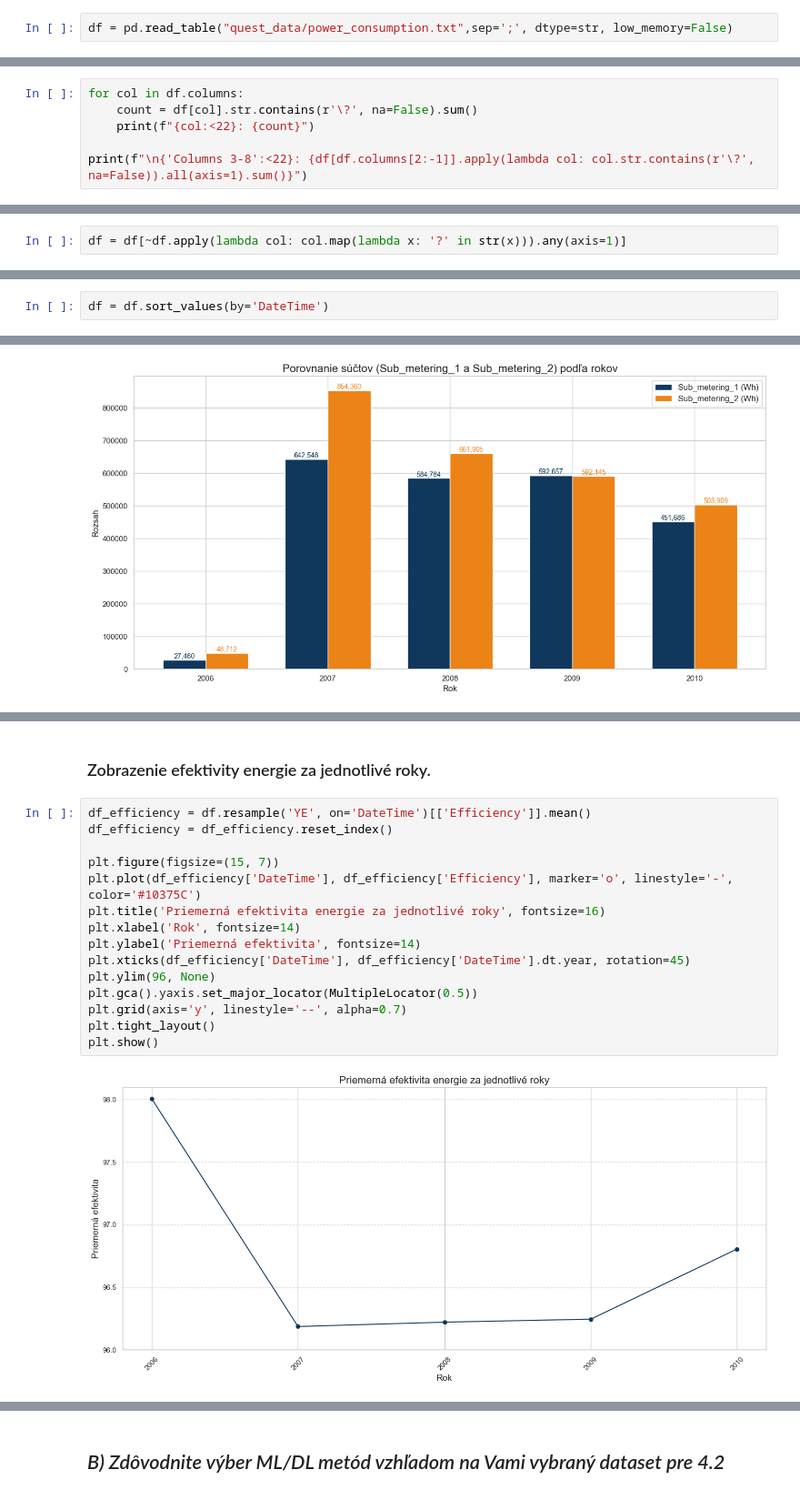
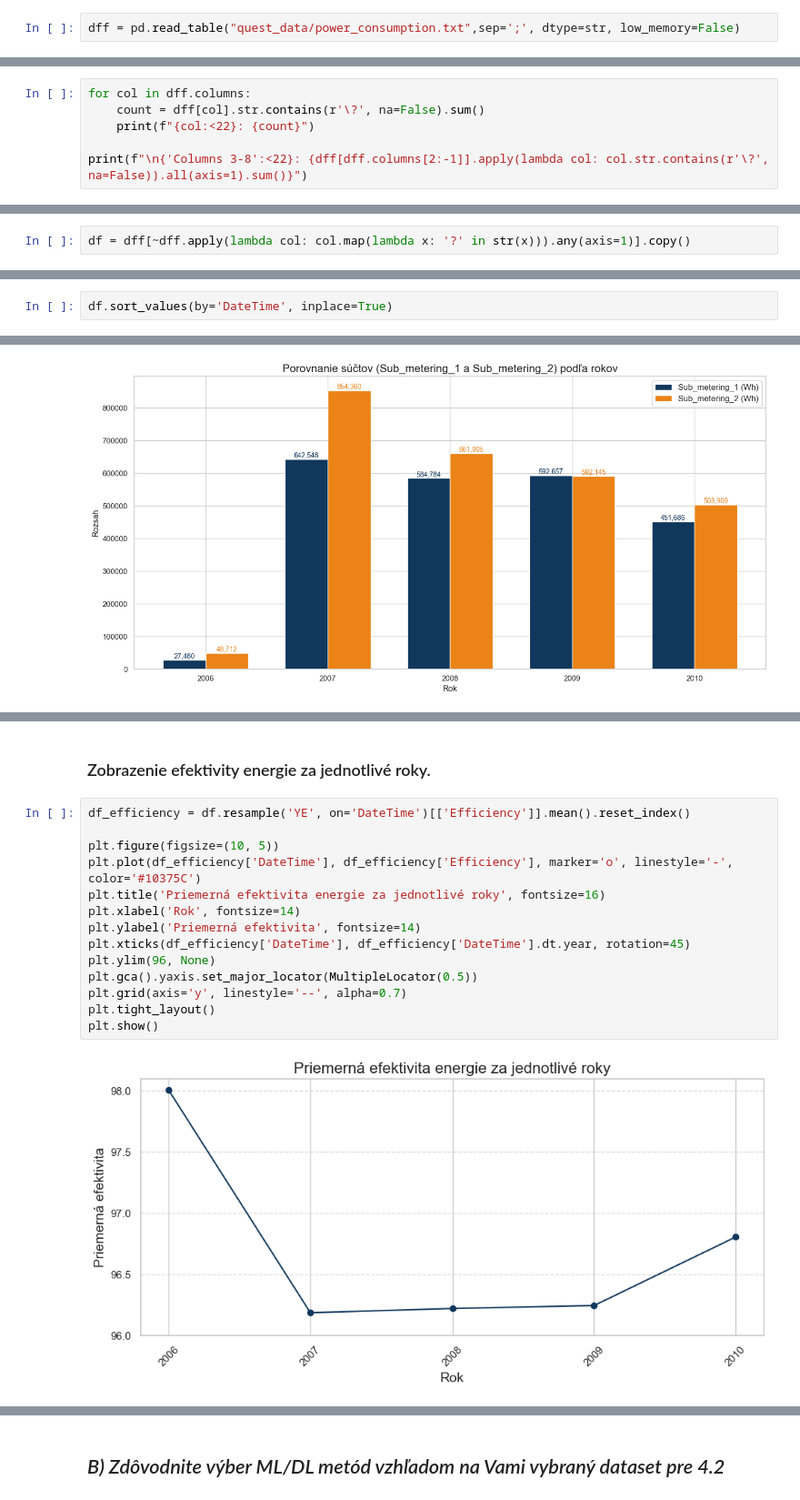
Before and after one commit to Mmathieus/IAU-project, a Jupyter notebook: quest.ipynb, the cells around one changed output, grey strips where cells are left out. Shown: that part at 91% size. Drawn from its saved outputs; the diff is of its cells as text.

```diff
--- a/quest.ipynb
+++ b/quest.ipynb
@@ -36,7 +37,7 @@ pd.set_option('display.max_columns', None)
 # %% [markdown]
 ### Načítanie .txt súboru
 # %%
-df = pd.read_table("quest_data/power_consumption.txt",sep=';', dtype=str, low_memory=False)
+dff = pd.read_table("quest_data/power_consumption.txt",sep=';', dtype=str, low_memory=False)
 # %% [markdown]
 #
 # **4.1 EDA and data preprocessing**
@@ -104,9 +105,9 @@ df.describe(include='all')
 # %%
-for col in df.columns:
-    count = df[col].str.contains(r'\?', na=False).sum()
+for col in dff.columns:
+    count = dff[col].str.contains(r'\?', na=False).sum()
     print(f"{col:<22}: {count}")
 
-print(f"\n{'Columns 3-8':<22}: {df[df.columns[2:-1]].apply(lambda col: col.str.contains(r'\?', na=False)).all(axis=1).sum()}")
+print(f"\n{'Columns 3-8':<22}: {dff[dff.columns[2:-1]].apply(lambda col: col.str.contains(r'\?', na=False)).all(axis=1).sum()}")
 # %% [output]
 Date                  : 0
 Time                  : 0
@@ -124,7 +125,7 @@ Columns 3-8           : 25979
 # %% [markdown]
 ### Keďže takéto záznamy s `?` nemajú žiadnu hodnotu, tak ich vymažeme.
 # %%
-df = df[~df.apply(lambda col: col.map(lambda x: '?' in str(x))).any(axis=1)]
+df = dff[~dff.apply(lambda col: col.map(lambda x: '?' in str(x))).any(axis=1)].copy()
 # %% [markdown]
 ### Overíme duplicitné záznamy.
 # %%
@@ -179,7 +180,7 @@ plt.show()
 # %% [markdown]
 ### Zoradíme záznamy podľa času merania (už teraz vyzerajú byť zoradené), aby sme mali istotu.
 # %%
-df = df.sort_values(by='DateTime')
+df.sort_values(by='DateTime', inplace=True)
 # %% [markdown]
 ### Počet meraní pre jednotlivé roky z datasetu.
 # %%
@@ -291,20 +286,18 @@ df.resample('YE', on='DateTime').sum().astype(int)
 # %% [markdown]
-#
 ### Zobrazenie efektivity energie za jednotlivé roky.
 # %%
-df_efficiency = df.resample('YE', on='DateTime')[['Efficiency']].mean()
-df_efficiency = df_efficiency.reset_index()
+df_efficiency = df.resample('YE', on='DateTime')[['Efficiency']].mean().reset_index()
 
-plt.figure(figsize=(15, 7))
+plt.figure(figsize=(10, 5))
 plt.plot(df_efficiency['DateTime'], df_efficiency['Efficiency'], marker='o', linestyle='-', color='#10375C')
 plt.title('Priemerná efektivita energie za jednotlivé roky', fontsize=16)
 plt.xlabel('Rok', fontsize=14)
 plt.ylabel('Priemerná efektivita', fontsize=14)
 plt.xticks(df_efficiency['DateTime'], df_efficiency['DateTime'].dt.year, rotation=45)
 plt.ylim(96, None)
 plt.gca().yaxis.set_major_locator(MultipleLocator(0.5))
 plt.grid(axis='y', linestyle='--', alpha=0.7)
 plt.tight_layout()
 plt.show()
 # %% [output]
-[figure, old version]
+[figure, new version]
```
Also changed, not shown: parts of 37 cells of this notebook.
